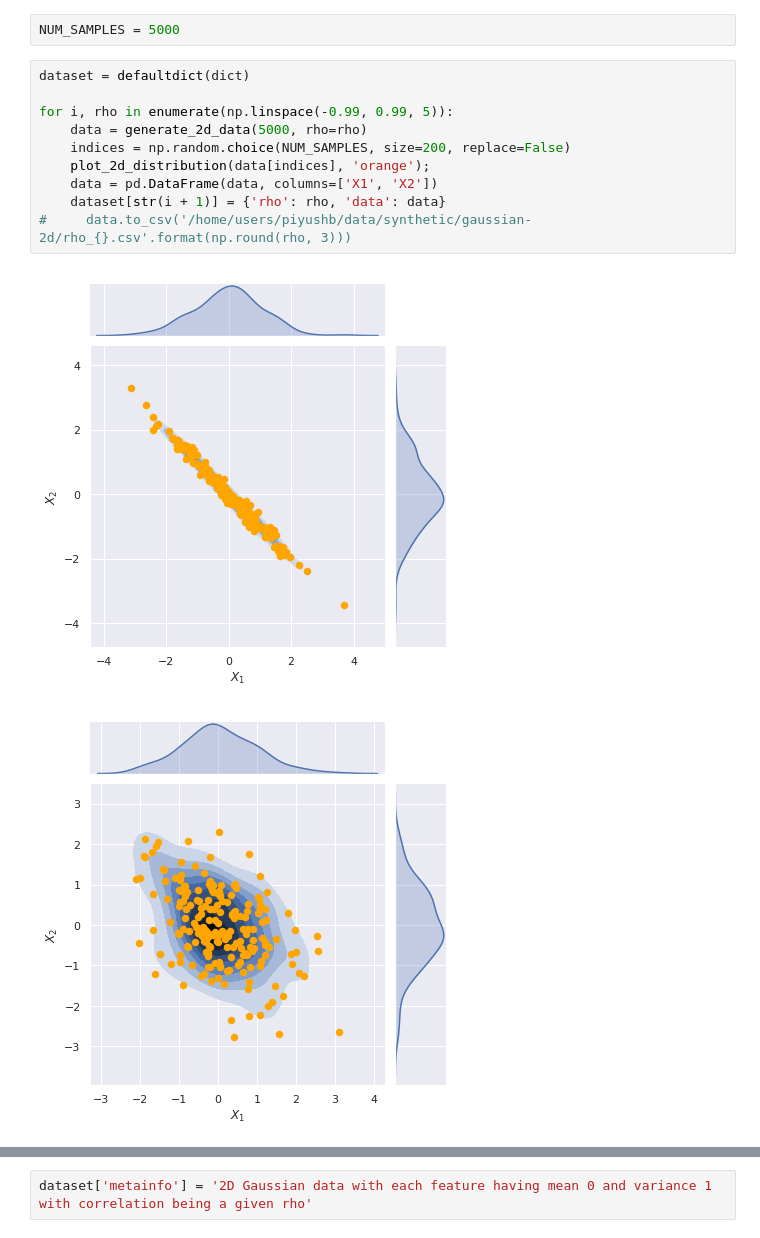
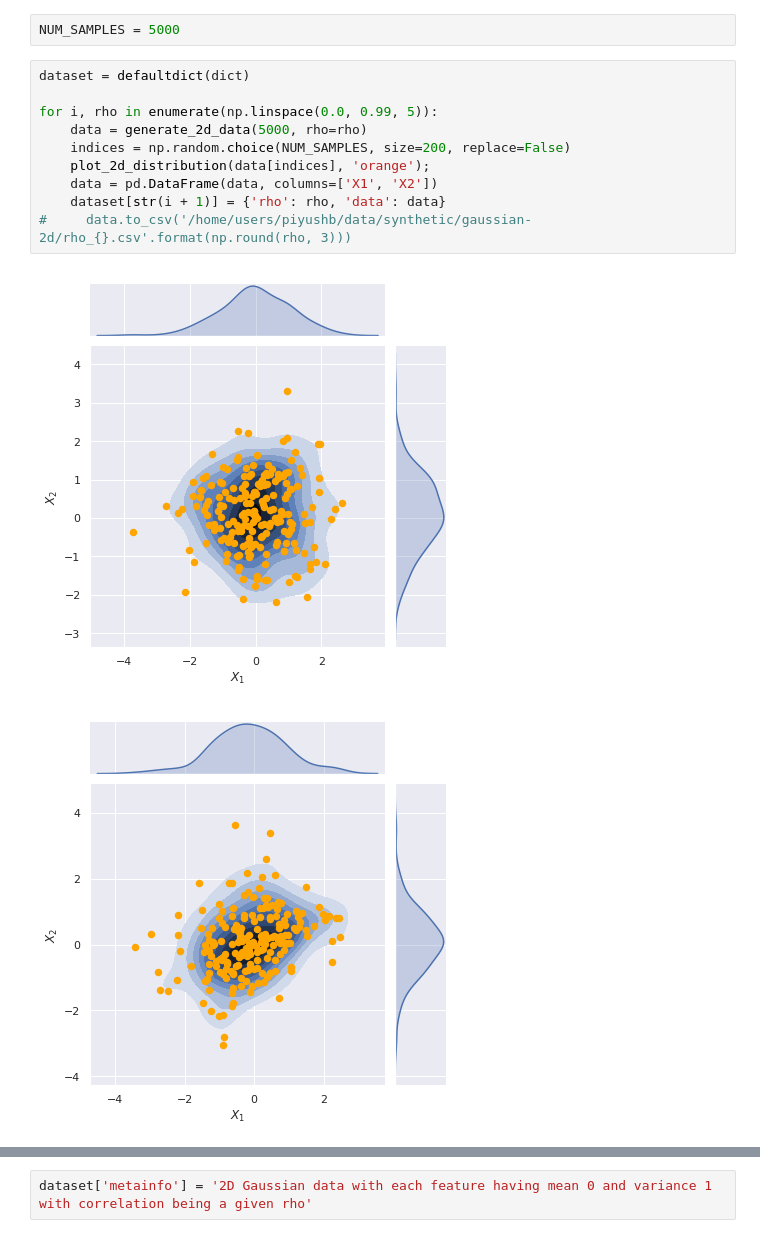
Before and after one commit to bpiyush/correlation-GAN, a Jupyter notebook: data/generation/correlated_data.ipynb, the cells around one changed output, grey strips where cells are left out. Drawn from its saved outputs; the diff is of its cells as text.

```diff
--- a/data/generation/correlated_data.ipynb
+++ b/data/generation/correlated_data.ipynb
@@ -32,13 +32,13 @@ NUM_SAMPLES = 5000
 # %%
 dataset = defaultdict(dict)
 
-for i, rho in enumerate(np.linspace(-0.99, 0.99, 5)):
+for i, rho in enumerate(np.linspace(0.0, 0.99, 5)):
     data = generate_2d_data(5000, rho=rho)
     indices = np.random.choice(NUM_SAMPLES, size=200, replace=False)
     plot_2d_distribution(data[indices], 'orange');
     data = pd.DataFrame(data, columns=['X1', 'X2'])
     dataset[str(i + 1)] = {'rho': rho, 'data': data}
 #     data.to_csv('/home/users/piyushb/data/synthetic/gaussian-2d/rho_{}.csv'.format(np.round(rho, 3)))
 # %% [output]
-[figure, old version]
+[figure, new version]
-[figure, old version]
+[figure, new version]
```
Also changed, not shown: parts of 4 cells of this notebook, 2 other files.
